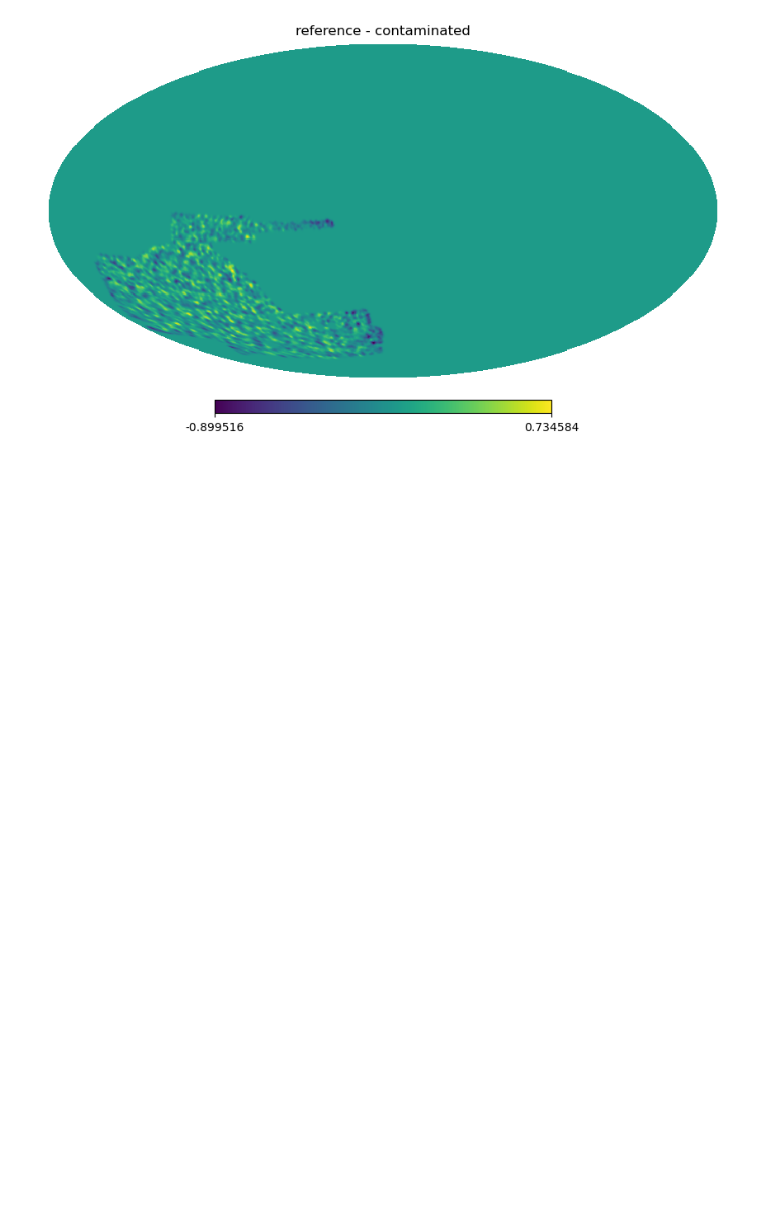
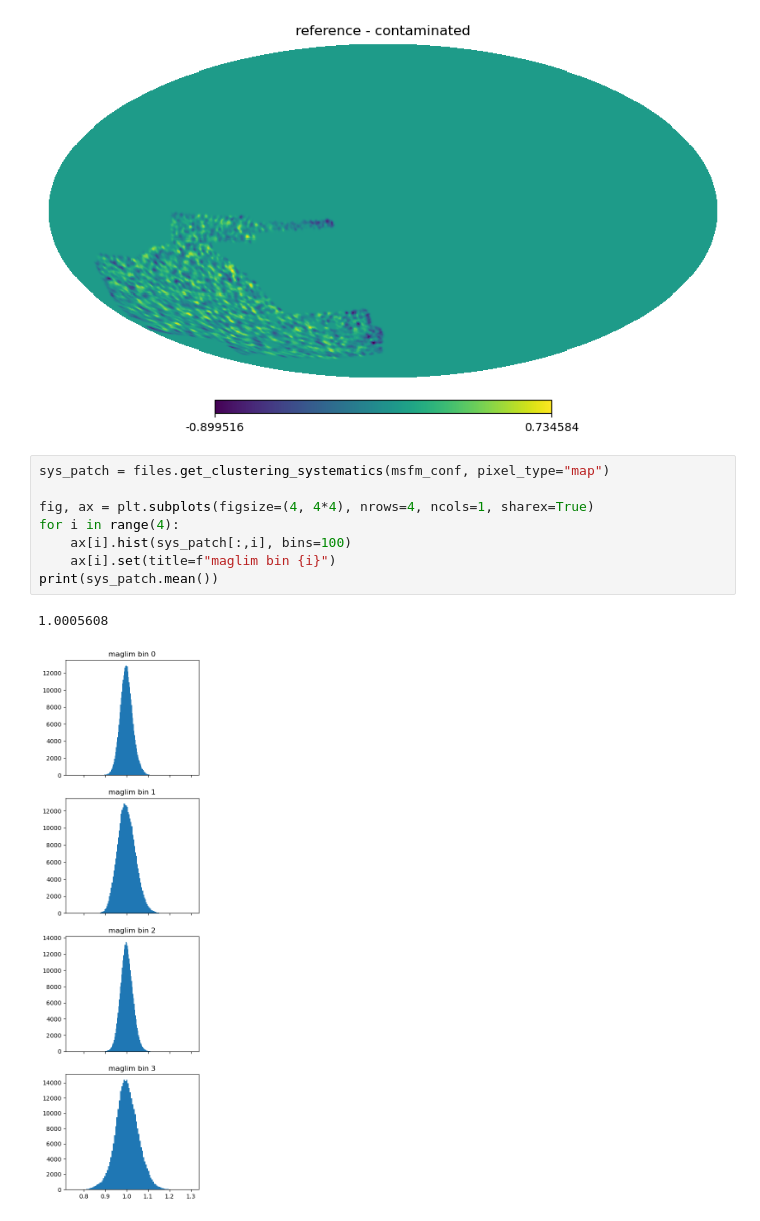
Before and after one commit to des-science/multiprobe-simulation-forward-model, a Jupyter notebook: dev/notebooks/systematics/survey_systematics.ipynb, the cells around one changed output. Drawn from its saved outputs; the diff is of its cells as text; blank space fills up the shorter version.

```diff
--- a/dev/notebooks/systematics/survey_systematics.ipynb
+++ b/dev/notebooks/systematics/survey_systematics.ipynb
@@ -102,3 +102,14 @@ hp.mollview(diff_map, nest=True, title="reference - contaminated")
 [figure]
 [figure]
 [figure]
+# %%
+sys_patch = files.get_clustering_systematics(msfm_conf, pixel_type="map")
+
+fig, ax = plt.subplots(figsize=(4, 4*4), nrows=4, ncols=1, sharex=True)
+for i in range(4):
+    ax[i].hist(sys_patch[:,i], bins=100)
+    ax[i].set(title=f"maglim bin {i}")
+print(sys_patch.mean())
+# %% [output]
+1.0005608
+[figure, added]
```
Also changed, not shown: 10 other files.
